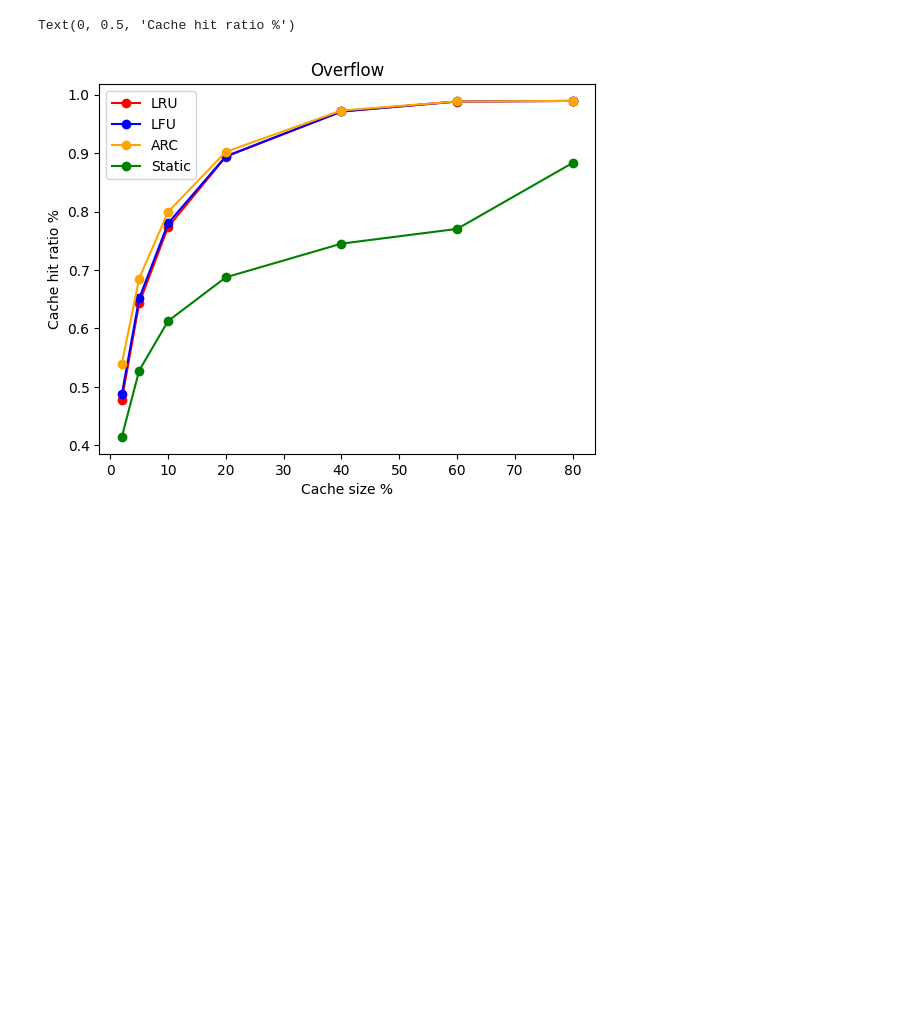
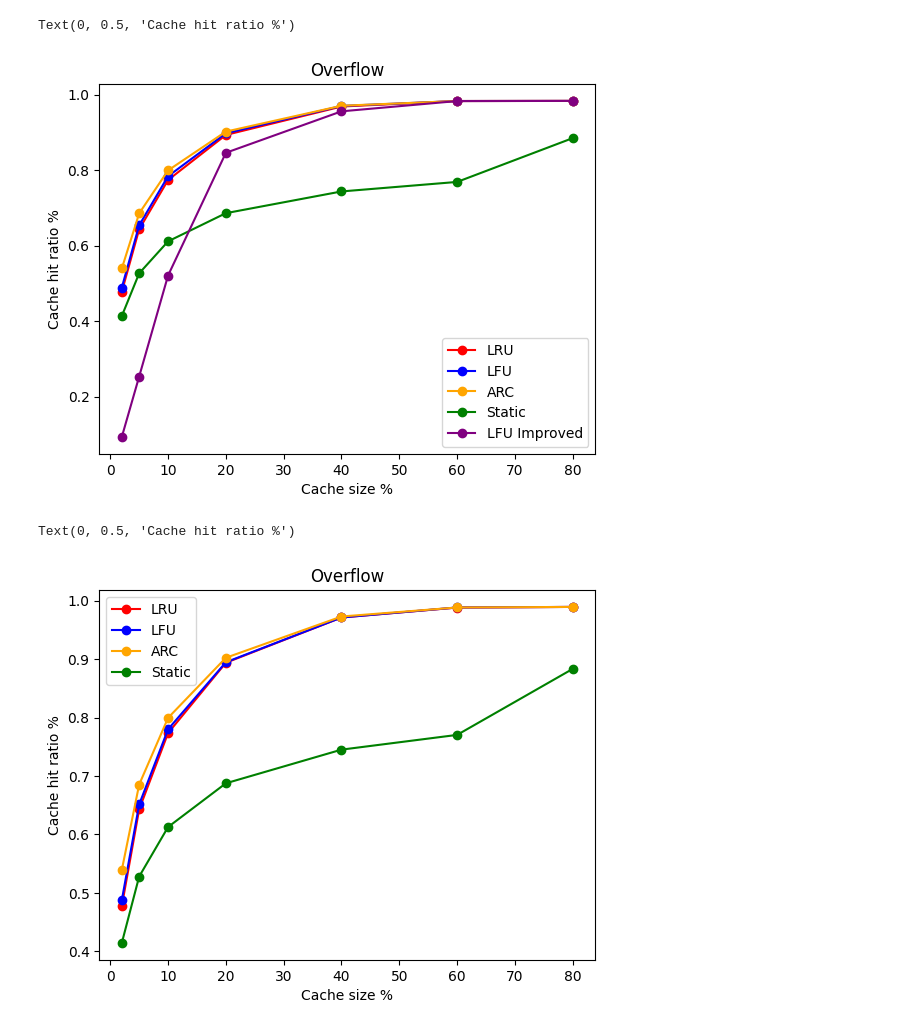
Before and after one commit to zimengzhou1/gnn-ssd, a Jupyter notebook: size_graphs.ipynb, the cells around one changed output. Drawn from its saved outputs; the diff is of its cells as text; code cells hidden in the pictures; blank space fills up the shorter version.

```diff
--- a/size_graphs.ipynb
+++ b/size_graphs.ipynb
@@ -77,3 +100,16 @@ Text(0, 0.5, 'Cache hit ratio %')
+# %%
+plt.plot(xs, LRUAccuracy, 'o-', color='red', label="LRU")
+plt.plot(xs, LFUAccuracy, 'o-', color='blue', label="LFU")
+plt.plot(xs, ARCAccuracy, 'o-', color='orange', label="ARC")
+plt.plot(xs, StaticAccuracy, 'o-', color='green', label="Static")
+plt.plot(xs, LFUImpAccuracy, 'o-', color='purple', label="LFU Improved")
+plt.legend()
+plt.title("Overflow")
+plt.xlabel('Cache size %')
+plt.ylabel('Cache hit ratio %')
+# %% [output]
+Text(0, 0.5, 'Cache hit ratio %')
+[figure, added]
 # %%
 plt.plot(xs, LRUAccuracy, 'o-', color='red', label="LRU")
 plt.plot(xs, LFUAccuracy, 'o-', color='blue', label="LFU")
```
Also changed, not shown: parts of 6 cells of this notebook, 8 other files.
